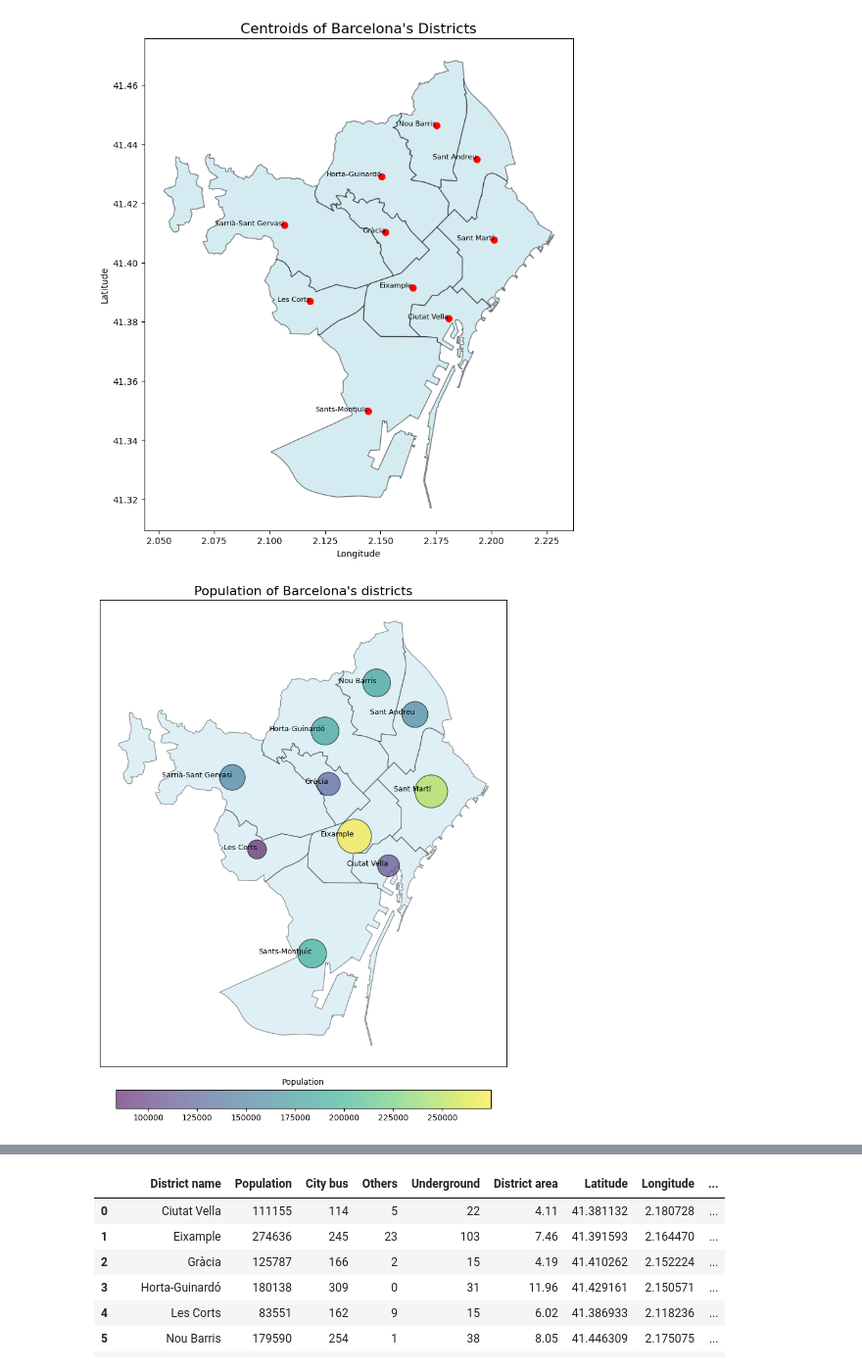
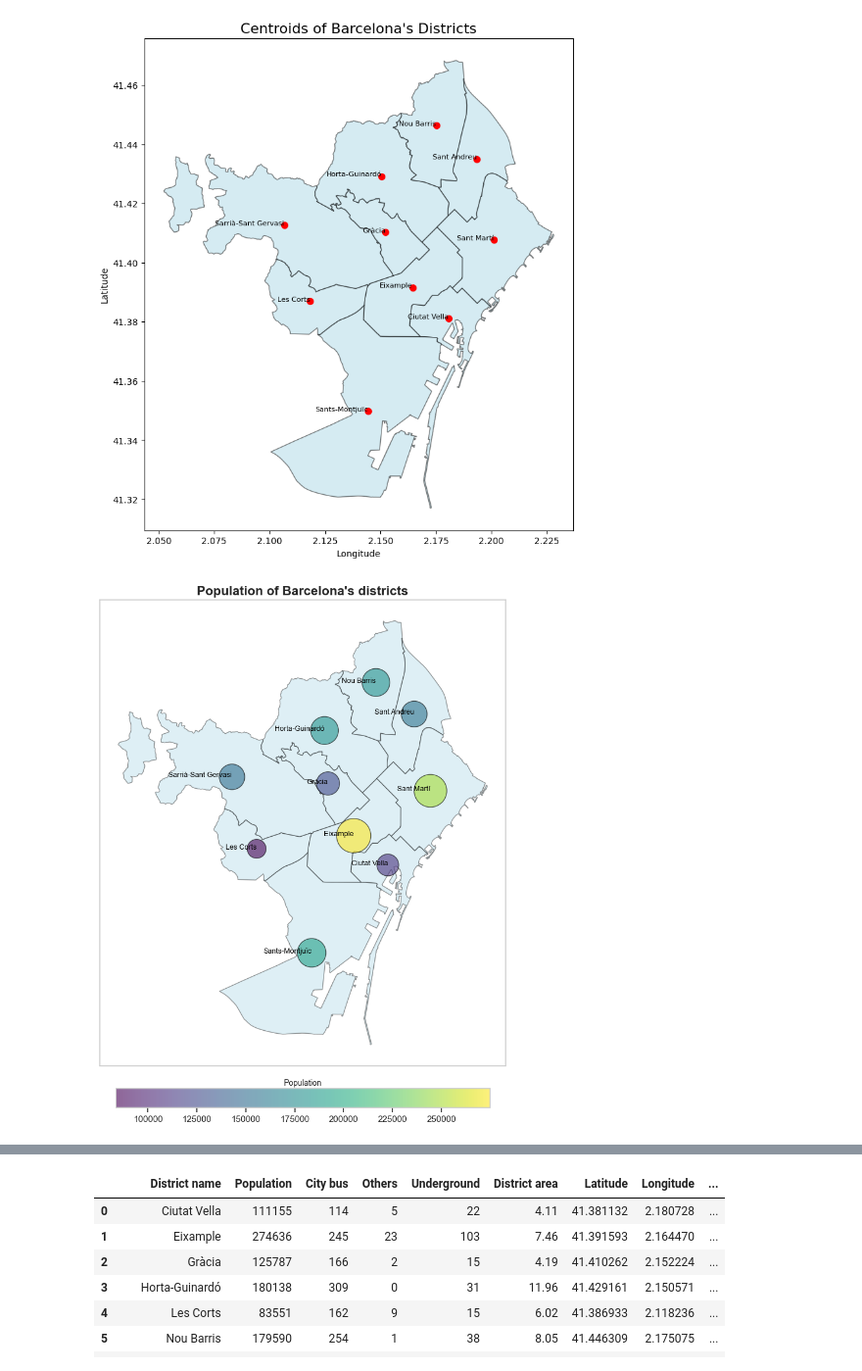
Before and after one commit to pcomastriado/DA-Bootcamp, a Jupyter notebook: _DA-project_/notebooks/EDA_FinalProject.ipynb, the cells around one changed output, grey strips where cells are left out. Shown at 98% size. Cells and saved outputs as stored; diff of their text form; code cells hidden in the pictures.

```diff
--- a/_DA-project_/notebooks/EDA_FinalProject.ipynb
+++ b/_DA-project_/notebooks/EDA_FinalProject.ipynb
@@ -576,7 +576,7 @@ plt.show()
 [figure]
 # %%
 import matplotlib.pyplot as plt
-
+#merged.reset_index(inplace=True)
 # Plotting the districts using GeoPandas and Matplotlib
 fig, ax = plt.subplots(figsize=(12, 12))  # Increased figure size for more width
 
@@ -584,36 +584,38 @@ fig, ax = plt.subplots(figsize=(12, 12))  # Increased figure size for more width
 gdf.plot(ax=ax, color='lightblue', edgecolor='black', alpha=0.4)
 
 # Normalize population for color scale
 pop_norm = plt.Normalize(vmin=merged['Population'].min(), vmax=merged['Population'].max())
 
 # Plot the centroids as circles with size based on population or transport count
 scat = ax.scatter(merged['Longitude'], merged['Latitude'],
                   c=merged['Population'], cmap='viridis', s=merged['Population'] / 150,  # Scale size by population
                   alpha=0.6, edgecolors='black', label="Centroids")
 
 # Add a colorbar to show the population scale
 cbar = plt.colorbar(scat, ax=ax, orientation='horizontal', shrink=0.6, aspect=20, pad=0.04)  # Added pad to move closer
 cbar.set_label('Population', fontsize=10, rotation=0, labelpad=-55)
 
 # Add labels for each district
 for idx, row in merged.iterrows():
     ax.text(row['Longitude'], row['Latitude'], row['District name'],
             fontsize=9, ha='right', color='black')
 
 # Set title and labels
-ax.set_title("Population of Barcelona's districts", fontsize=16)
+ax.set_title("Population of Barcelona's districts", fontsize=16, fontweight='bold')
 
 # Add more padding to the plot to avoid clipping the labels and move the colorbar closer
 plt.subplots_adjust(left=0.05, right=0.95, top=0.95, bottom=0.12)  # Reduced bottom margin
 
 # Remove axis ticks and labels (latitude and longitude)
 ax.set_xticks([])  # Remove x-axis ticks (longitude)
 ax.set_yticks([])  # Remove y-axis ticks (latitude)
 
-# Show the plot
+# Save and show the plot
+# Save the figure as an image file
+plt.savefig('barcelona_population.png', bbox_inches='tight', dpi=300)
 plt.show()
 # %% [output]
-[figure, old version]
+[figure, new version]
 # %%
 # Create a folium map centered on Barcelona
 # Set initial map location (latitude, longitude) and zoom level
```
Also changed, not shown: parts of 14 cells of this notebook, 15 other files.
